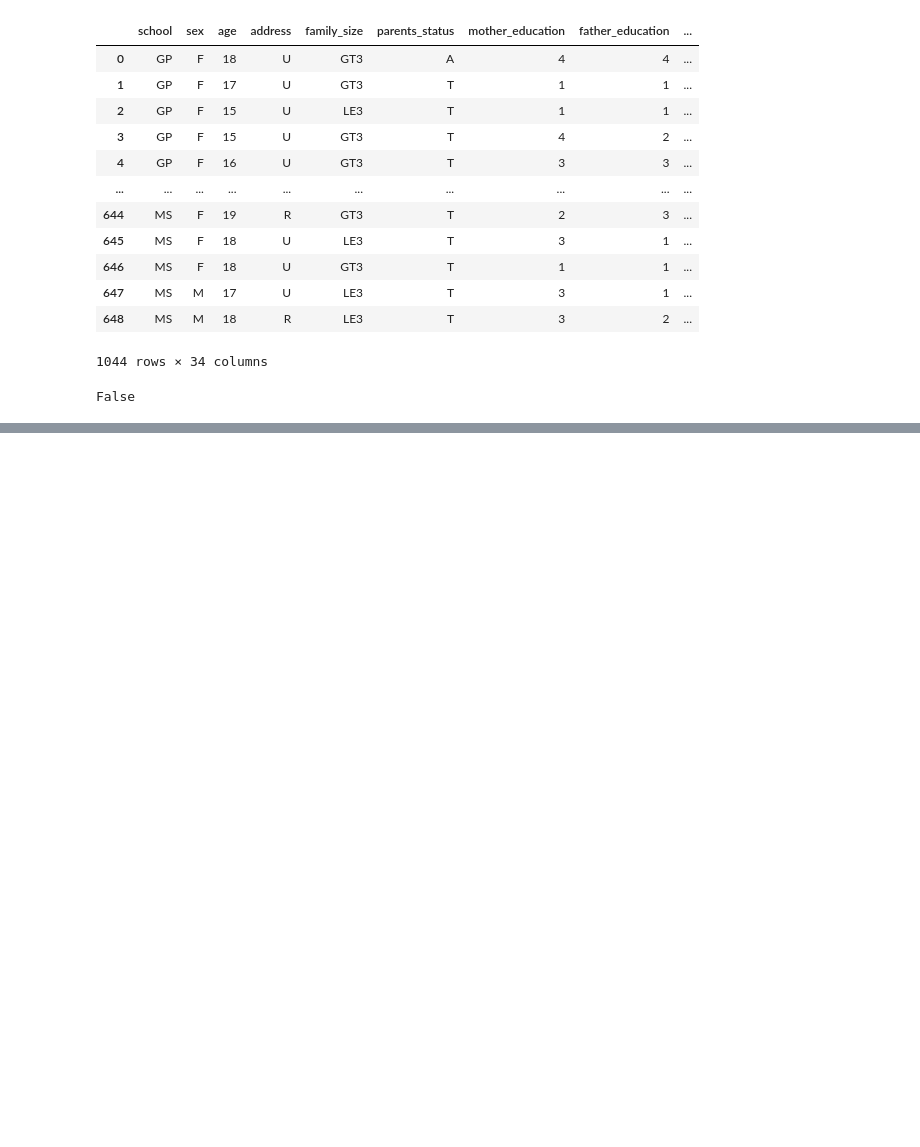
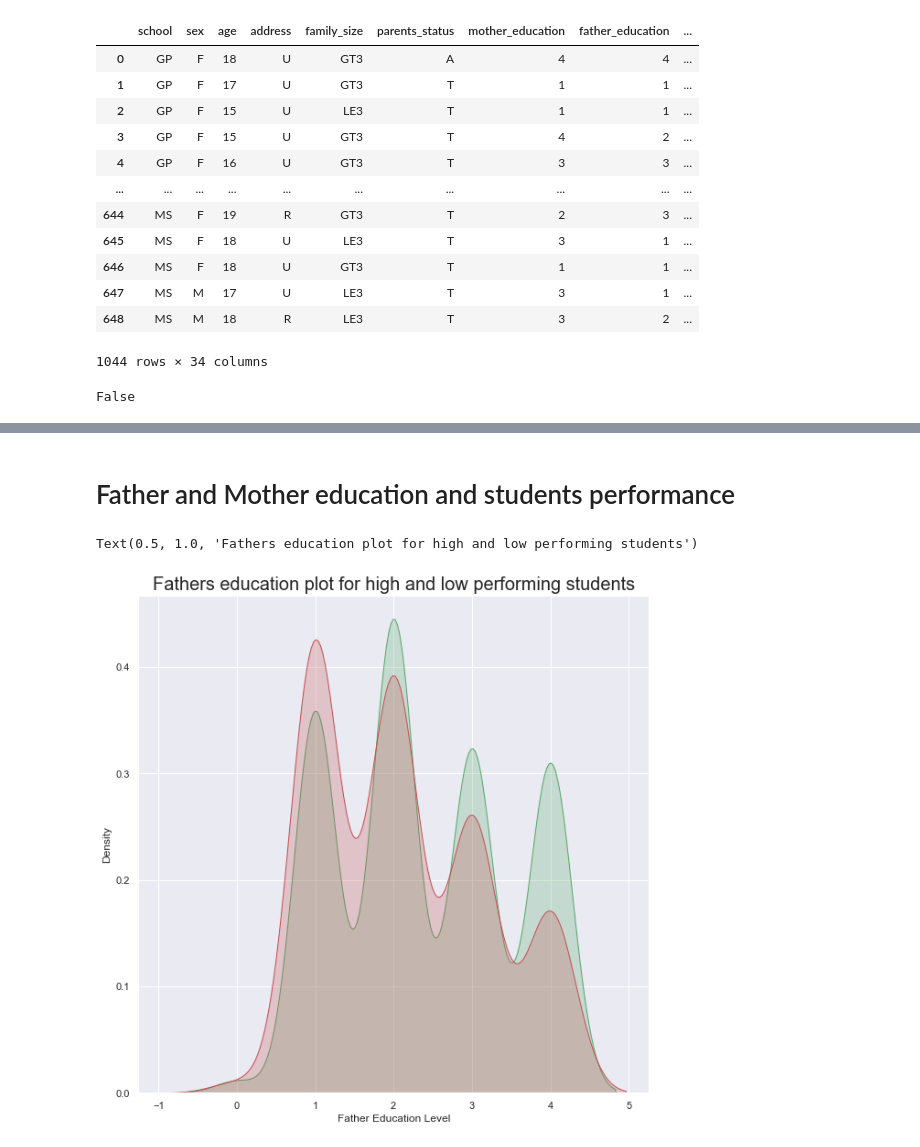
Before and after one commit to lekshmicnair/Final-Project, a Jupyter notebook: machine_learning_student_analysis.ipynb, the cells around one changed output, grey strips where cells are left out. Cells and saved outputs as stored; diff of their text form; code cells hidden in the pictures; blank space fills up the shorter version.

Commit message:
Performance analysis

```diff
--- a/machine_learning_student_analysis.ipynb
+++ b/machine_learning_student_analysis.ipynb
@@ -267,0 +336,6 @@ sorted(zip(rf.feature_importances_, feature_names), reverse=True)
+# %%
+# create highest grade student dataframe
+high_df = student_data_df.loc[student_data_df.final_letter_grade != 'A+']
+# create lowest score student dataframe
+low_df = student_data_df.loc[student_data_df.final_letter_grade == 'F']
+low_df
@@ -267,0 +356,13 @@ sorted(zip(rf.feature_importances_, feature_names), reverse=True)
+# %% [markdown]
+# Father and Mother education and students performance
+# %%
+# Father education level(numeric:  1 - very low to 5 - very high)
+# Plot high and low performers and fathers education
+plt.figure(figsize=(10,10))
+sns.kdeplot(high_df['father_education'],fill=True, color="g")
+sns.kdeplot(low_df['father_education'], fill=True, color="r")
+plt.xlabel('Father Education Level')
+plt.title('Fathers education plot for high and low performing students', fontsize=20)
+# %% [output]
+Text(0.5, 1.0, 'Fathers education plot for high and low performing students')
+[figure, added]
```
Also changed, not shown: parts of 34 cells of this notebook, 1 other file.
